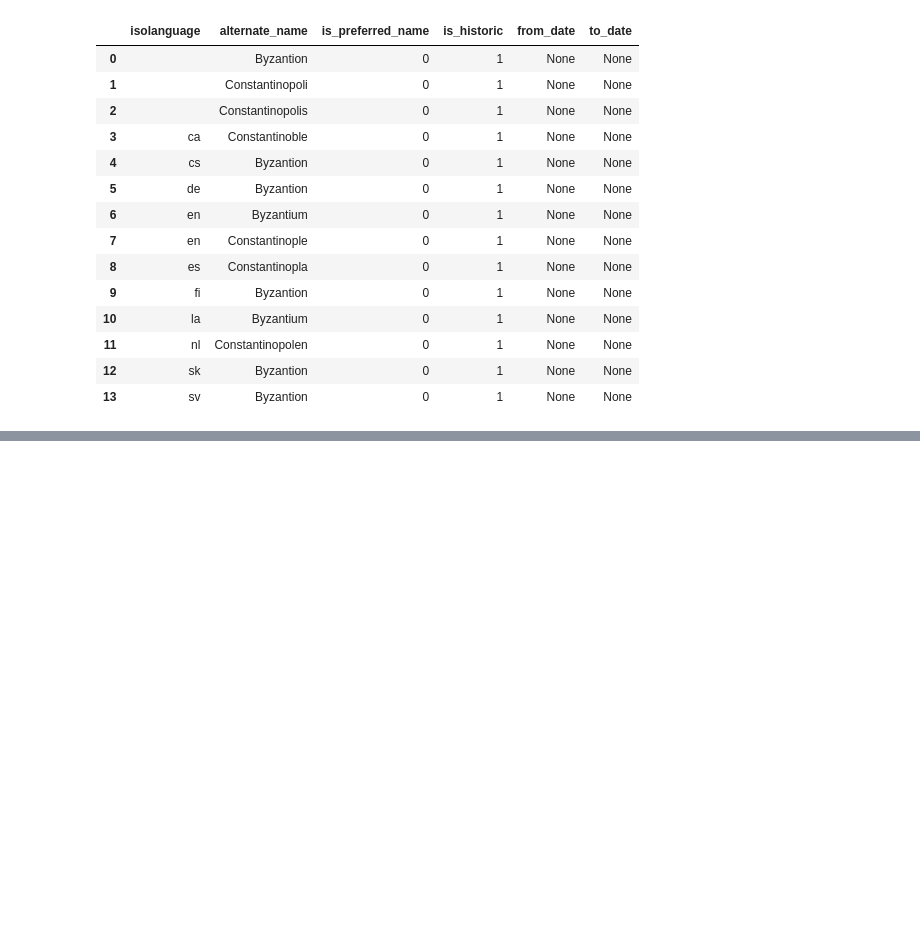
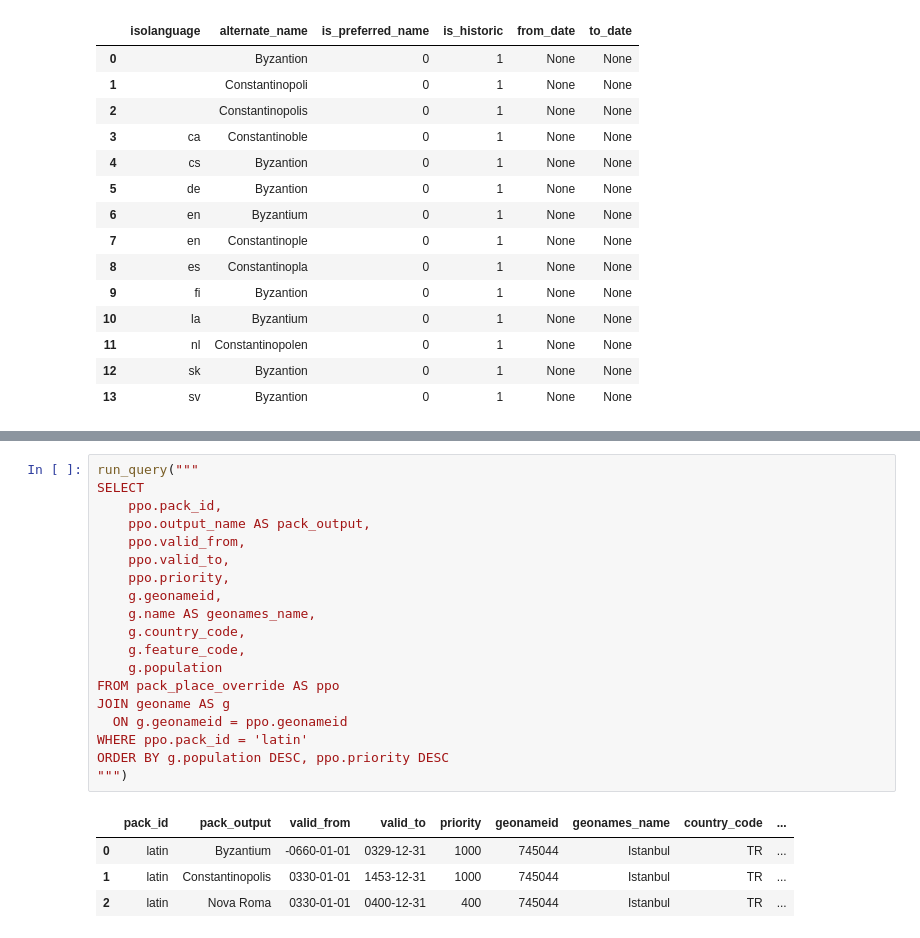
Before and after one commit to Acueres/NameTransductionEngine, a Jupyter notebook: analysis/geonames_data.ipynb, the cells around one changed output, grey strips where cells are left out. Drawn from its saved outputs; the diff is of its cells as text; blank space fills up the shorter version.

```diff
--- a/analysis/geonames_data.ipynb
+++ b/analysis/geonames_data.ipynb
@@ -82,0 +254,24 @@ ORDER BY isolanguage, alternate_name;
+# %%
+run_query("""
+SELECT
+    ppo.pack_id,
+    ppo.output_name AS pack_output,
+    ppo.valid_from,
+    ppo.valid_to,
+    ppo.priority,
+    g.geonameid,
+    g.name AS geonames_name,
+    g.country_code,
+    g.feature_code,
+    g.population
+FROM pack_place_override AS ppo
+JOIN geoname AS g
+  ON g.geonameid = ppo.geonameid
+WHERE ppo.pack_id = 'latin'
+ORDER BY g.population DESC, ppo.priority DESC
+""")
+# %% [output]
+|  | pack_id | pack_output | valid_from | valid_to | priority | geonameid | geonames_name | country_code | ... |
+| 0 | latin | Byzantium | -0660-01-01 | 0329-12-31 | 1000 | 745044 | Istanbul | TR | ... |
+| 1 | latin | Constantinopolis | 0330-01-01 | 1453-12-31 | 1000 | 745044 | Istanbul | TR | ... |
+| 2 | latin | Nova Roma | 0330-01-01 | 0400-12-31 | 400 | 745044 | Istanbul | TR | ... |
```
Also changed, not shown: parts of 16 cells of this notebook, 19 other files.
